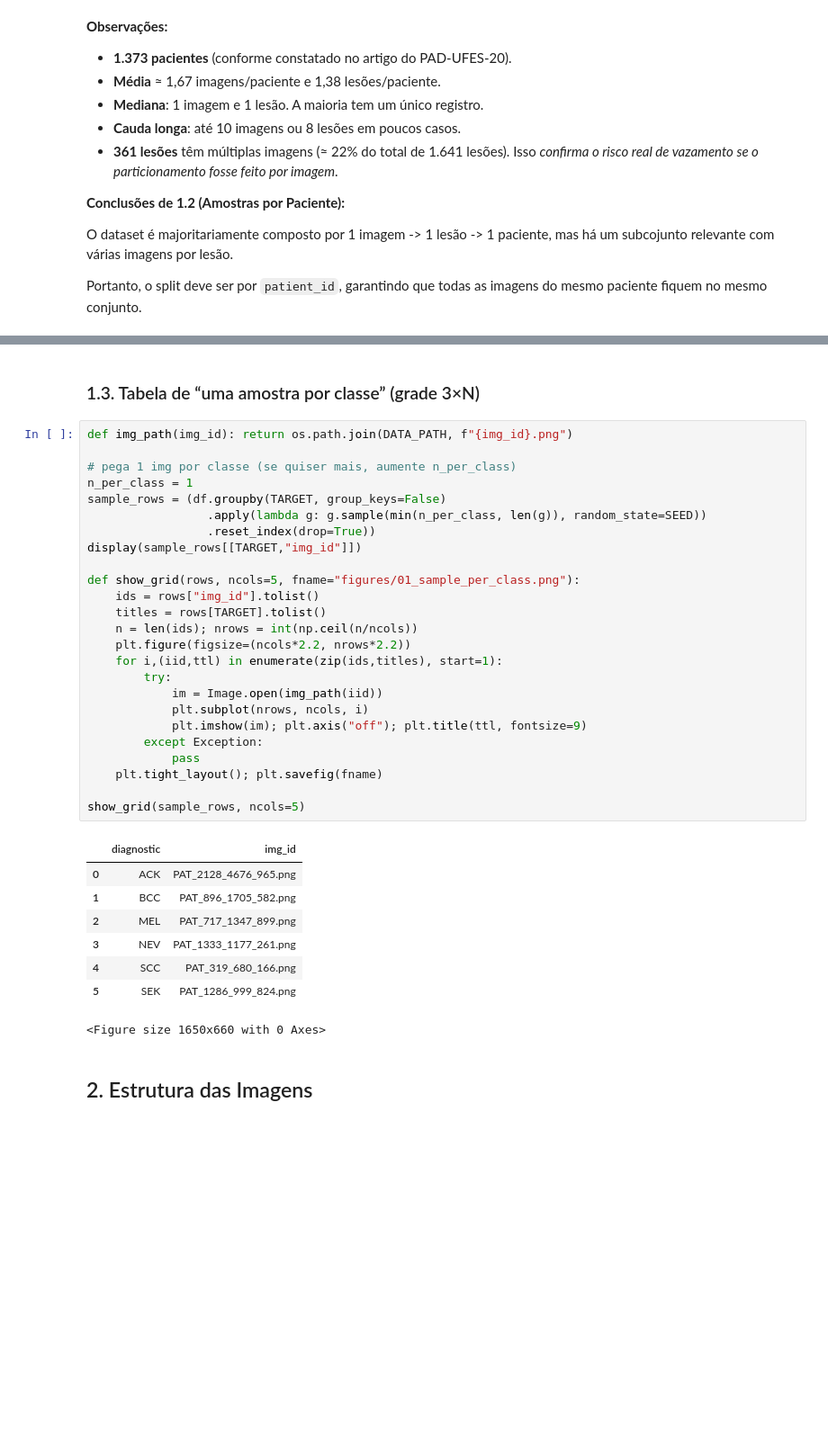
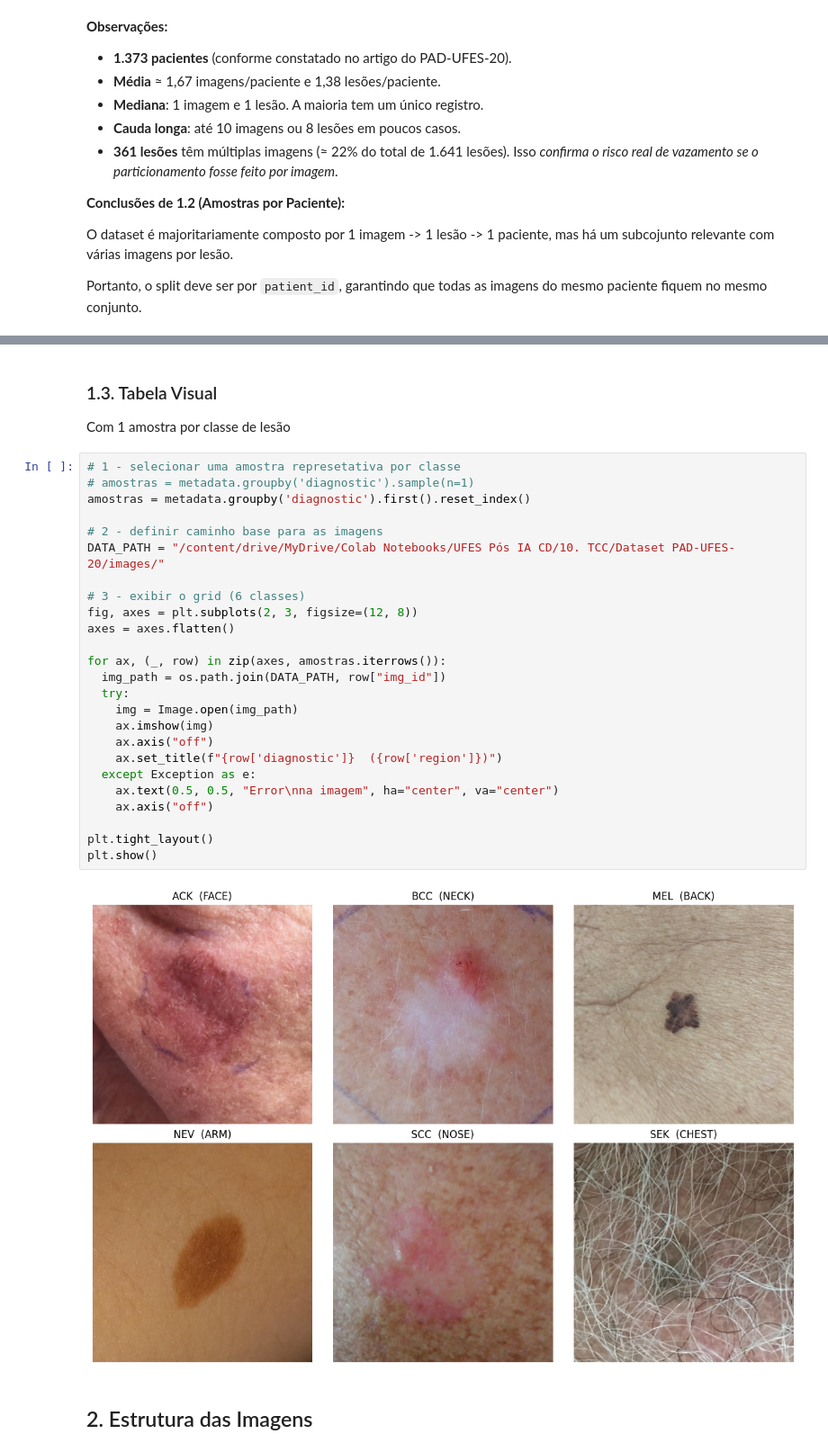
Before and after one commit to MariSegato/UFES-postgraduate-data-science-final-project, a Jupyter notebook: notebooks/dataset.ipynb, the cells around one changed output, grey strips where cells are left out. Shown at 90% size. Cells and saved outputs as stored; diff of their text form; blank space fills up the shorter version.

Commit message:
1.3 tabela visual + 2.1 tamanho e resoluções

```diff
--- a/notebooks/dataset.ipynb
+++ b/notebooks/dataset.ipynb
@@ -348,39 +274,34 @@ Name: count, dtype: int64
-# %% [markdown]
-### 1.3. Tabela de “uma amostra por classe” (grade 3×N)
-# %%
-def img_path(img_id): return os.path.join(DATA_PATH, f"{img_id}.png")
-
-# pega 1 img por classe (se quiser mais, aumente n_per_class)
-n_per_class = 1
-sample_rows = (df.groupby(TARGET, group_keys=False)
-                 .apply(lambda g: g.sample(min(n_per_class, len(g)), random_state=SEED))
-                 .reset_index(drop=True))
-display(sample_rows[[TARGET,"img_id"]])
-
-def show_grid(rows, ncols=5, fname="figures/01_sample_per_class.png"):
-    ids = rows["img_id"].tolist()
-    titles = rows[TARGET].tolist()
-    n = len(ids); nrows = int(np.ceil(n/ncols))
-    plt.figure(figsize=(ncols*2.2, nrows*2.2))
-    for i,(iid,ttl) in enumerate(zip(ids,titles), start=1):
-        try:
-            im = Image.open(img_path(iid))
-            plt.subplot(nrows, ncols, i)
-            plt.imshow(im); plt.axis("off"); plt.title(ttl, fontsize=9)
-        except Exception:
-            pass
-    plt.tight_layout(); plt.savefig(fname)
-
-show_grid(sample_rows, ncols=5)
-# %% [output]
-|  | diagnostic | img_id |
-| 0 | ACK | PAT_2128_4676_965.png |
-| 1 | BCC | PAT_896_1705_582.png |
-| 2 | MEL | PAT_717_1347_899.png |
-| 3 | NEV | PAT_1333_1177_261.png |
-| 4 | SCC | PAT_319_680_166.png |
-| 5 | SEK | PAT_1286_999_824.png |
-<Figure size 1650x660 with 0 Axes>
+# %% [markdown]
+### 1.3. Tabela Visual
+
+Com 1 amostra por classe de lesão
+# %%
+# 1 - selecionar uma amostra represetativa por classe
+# amostras = metadata.groupby('diagnostic').sample(n=1)
+amostras = metadata.groupby('diagnostic').first().reset_index()
+
+# 2 - definir caminho base para as imagens
+DATA_PATH = "/content/drive/MyDrive/Colab Notebooks/UFES Pós IA CD/10. TCC/Dataset PAD-UFES-20/images/"
+
+# 3 - exibir o grid (6 classes)
+fig, axes = plt.subplots(2, 3, figsize=(12, 8))
+axes = axes.flatten()
+
+for ax, (_, row) in zip(axes, amostras.iterrows()):
+  img_path = os.path.join(DATA_PATH, row["img_id"])
+  try:
+    img = Image.open(img_path)
+    ax.imshow(img)
+    ax.axis("off")
+    ax.set_title(f"{row['diagnostic']}  ({row['region']})")
+  except Exception as e:
+    ax.text(0.5, 0.5, "Error\nna imagem", ha="center", va="center")
+    ax.axis("off")
+
+plt.tight_layout()
+plt.show()
+# %% [output]
+[figure, added]
 # %% [markdown]
 ## 2. Estrutura das Imagens
 # %% [markdown]
```
Also changed, not shown: parts of 10 cells of this notebook.
